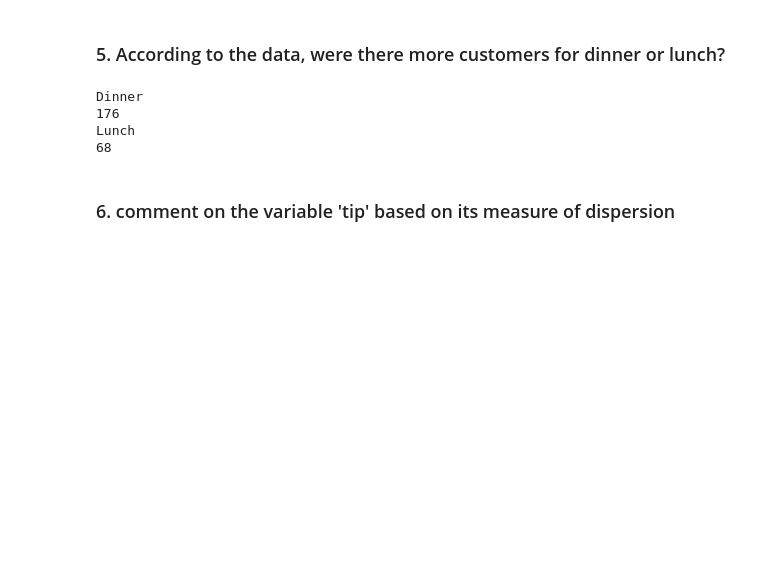
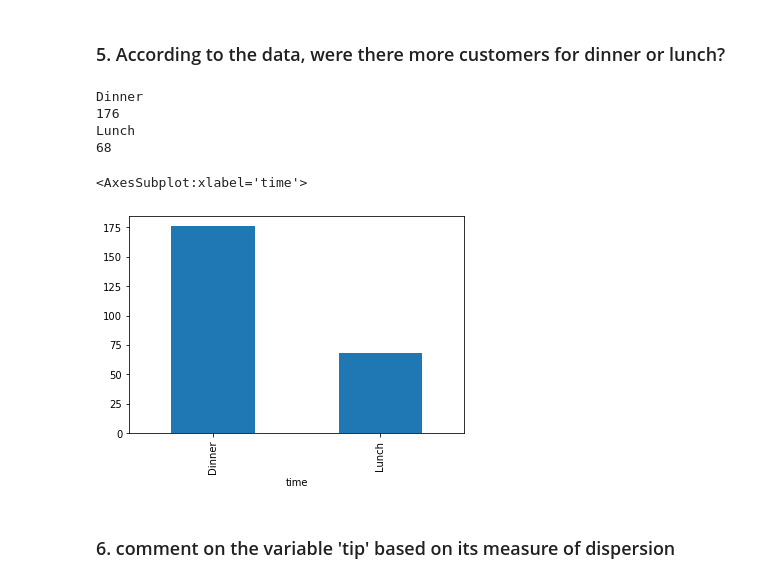
Before and after one commit to Aakashsuresh97/Python-Samples, a Jupyter notebook: Aakash_Assignment_4.ipynb, the cells around one changed output. Saved outputs shown, nothing was run; the diff lists cells and outputs as text; code cells hidden in the pictures; blank space fills up the shorter version.

```diff
--- a/Aakash_Assignment_4.ipynb
+++ b/Aakash_Assignment_4.ipynb
@@ -106,14 +109,17 @@ Male
 # %%
 # type your code here
 more_cust = data_set['time'].unique()
 for i in more_cust:
     print(i)
     print(data_set[data_set['time']==i]['time'].count())
+data_set.groupby('time')['size'].count().plot(kind='bar')
 # %% [output]
 Dinner
 176
 Lunch
 68
+<AxesSubplot:xlabel='time'>
+[figure, added]
 # %% [markdown]
 ### 6. comment on the variable 'tip' based on its measure of dispersion
 # %%
```
Also changed, not shown: parts of 4 cells of this notebook.
